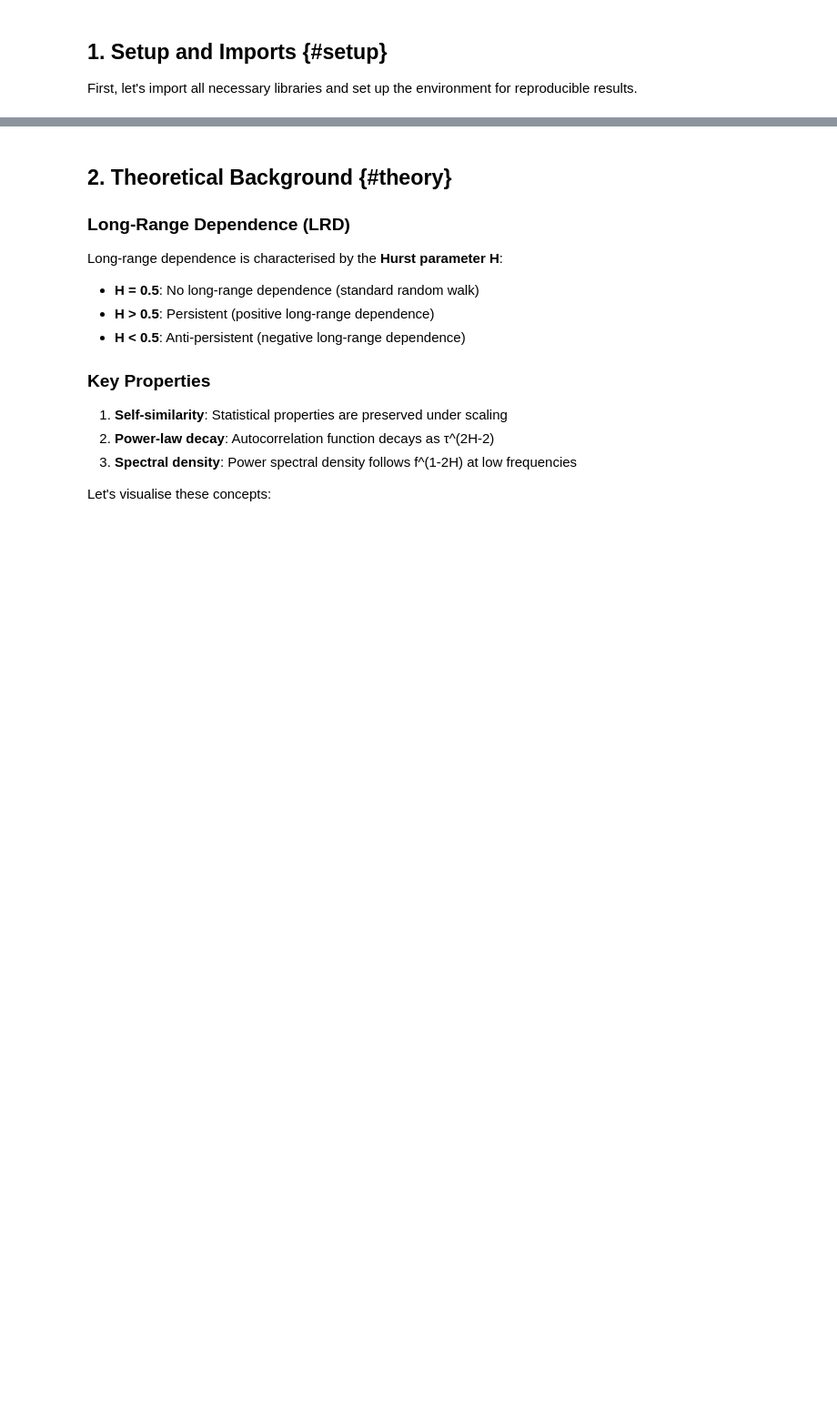
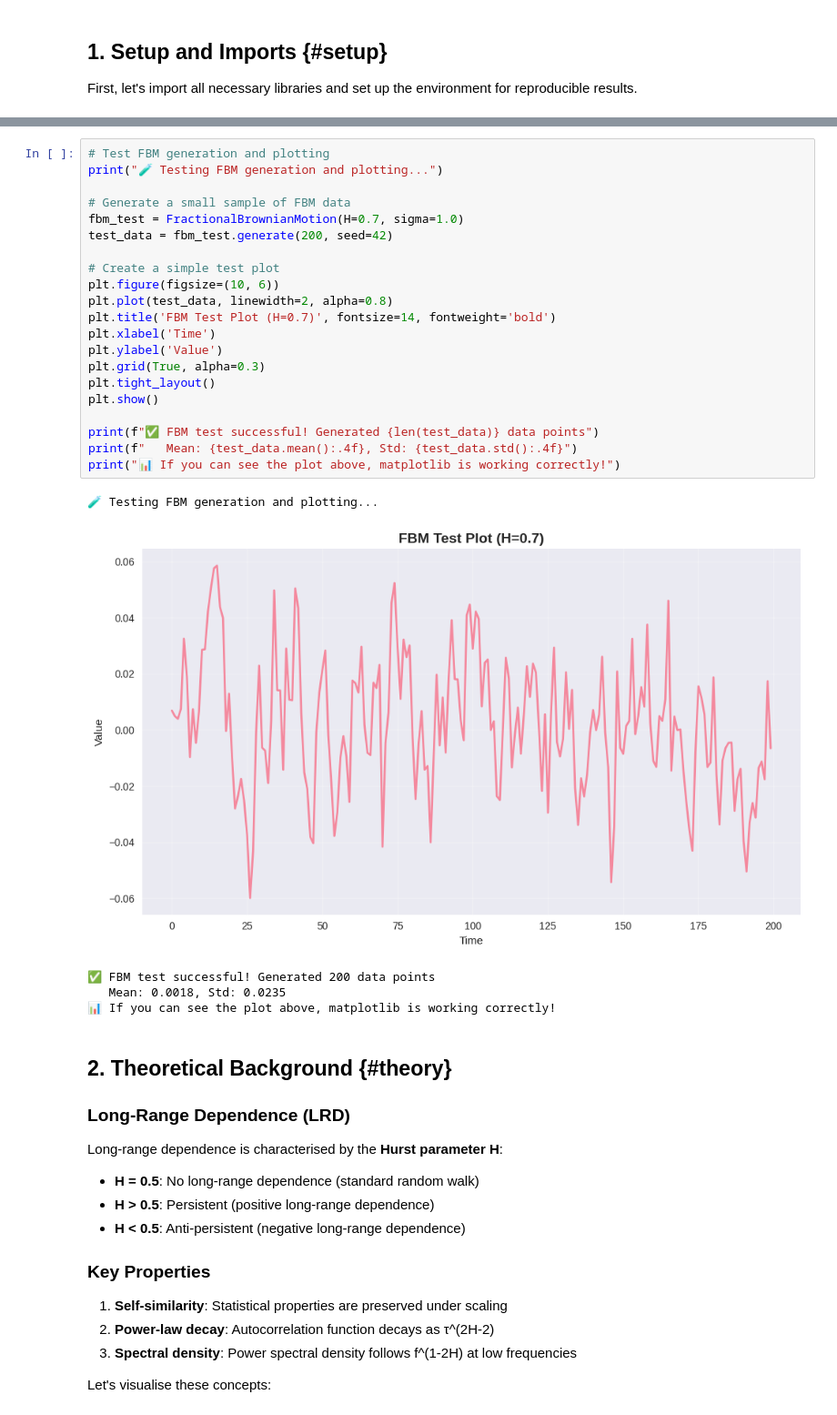
Before and after one commit to dave2k77/lrdbenchmark, a Jupyter notebook: notebooks/01_data_generation_and_visualisation.ipynb, the cells around one changed output, grey strips where cells are left out. Shown at 91% size. Saved outputs shown, nothing was run; the diff lists cells and outputs as text; blank space fills up the shorter version.

```diff
--- a/notebooks/01_data_generation_and_visualisation.ipynb
+++ b/notebooks/01_data_generation_and_visualisation.ipynb
@@ -62,3 +67,30 @@ print(f"Pandas version: {pd.__version__}")
+# %%
+# Test FBM generation and plotting
+print("🧪 Testing FBM generation and plotting...")
+
+# Generate a small sample of FBM data
+fbm_test = FractionalBrownianMotion(H=0.7, sigma=1.0)
+test_data = fbm_test.generate(200, seed=42)
+
+# Create a simple test plot
+plt.figure(figsize=(10, 6))
+plt.plot(test_data, linewidth=2, alpha=0.8)
+plt.title('FBM Test Plot (H=0.7)', fontsize=14, fontweight='bold')
+plt.xlabel('Time')
+plt.ylabel('Value')
+plt.grid(True, alpha=0.3)
+plt.tight_layout()
+plt.show()
+
+print(f"✅ FBM test successful! Generated {len(test_data)} data points")
+print(f"   Mean: {test_data.mean():.4f}, Std: {test_data.std():.4f}")
+print("📊 If you can see the plot above, matplotlib is working correctly!")
+# %% [output]
+🧪 Testing FBM generation and plotting...
+[figure, added]
+✅ FBM test successful! Generated 200 data points
+   Mean: 0.0018, Std: 0.0235
+📊 If you can see the plot above, matplotlib is working correctly!
 # %% [markdown]
 ## 2. Theoretical Background {#theory}
 
```
Also changed, not shown: parts of 4 cells of this notebook, 7 other files.
